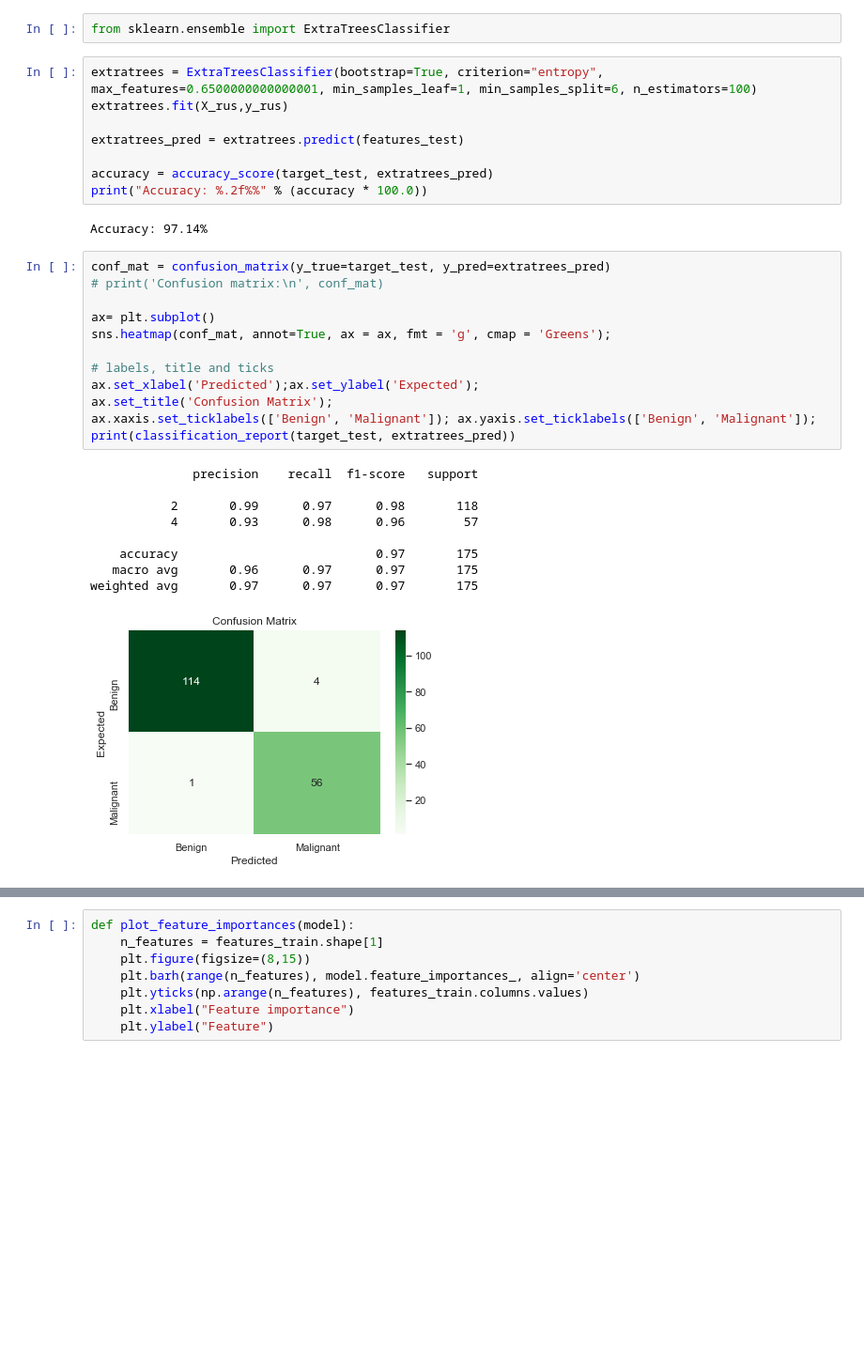
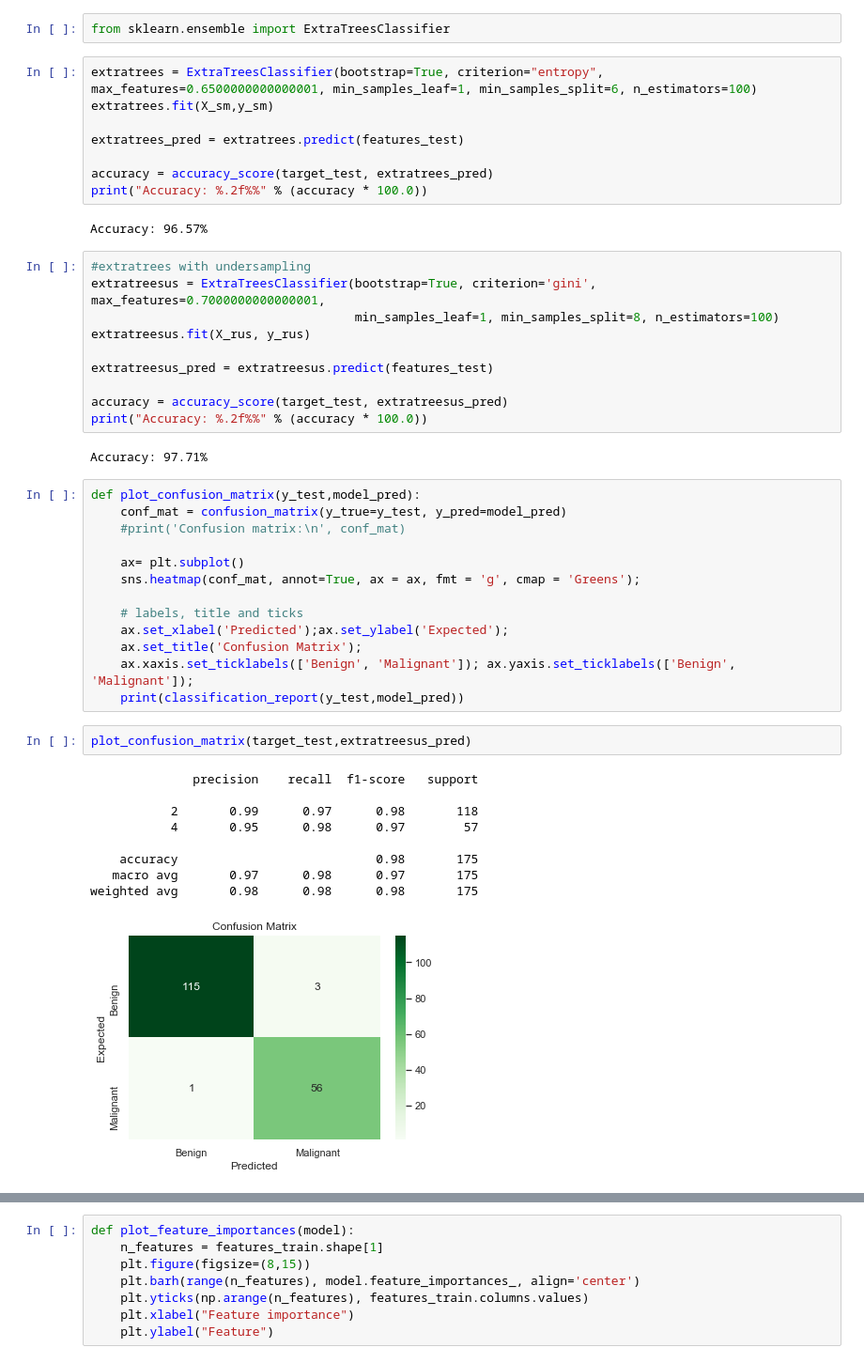
Before and after one commit to harrisonmiller13/ML-Breast-Cancer-Classification, a Jupyter notebook: FNA BC Classification.ipynb, the cells around one changed output, grey strips where cells are left out. Shown at 94% size. Drawn from its saved outputs; the diff is of its cells as text; blank space fills up the shorter version.

```diff
--- a/FNA BC Classification.ipynb
+++ b/FNA BC Classification.ipynb
@@ -328,33 +328,48 @@ tpot.export('tpot_bc_pipeline_ada.py')
 from sklearn.ensemble import ExtraTreesClassifier
 # %%
 extratrees = ExtraTreesClassifier(bootstrap=True, criterion="entropy", max_features=0.6500000000000001, min_samples_leaf=1, min_samples_split=6, n_estimators=100)
-extratrees.fit(X_rus,y_rus)
+extratrees.fit(X_sm,y_sm)
 
 extratrees_pred = extratrees.predict(features_test)
 
 accuracy = accuracy_score(target_test, extratrees_pred)
 print("Accuracy: %.2f%%" % (accuracy * 100.0))
 # %% [output]
-Accuracy: 97.14%
+Accuracy: 96.57%
+# %%
+#extratrees with undersampling
+extratreesus = ExtraTreesClassifier(bootstrap=True, criterion='gini', max_features=0.7000000000000001,
+                                    min_samples_leaf=1, min_samples_split=8, n_estimators=100)
+extratreesus.fit(X_rus, y_rus)
+
+extratreesus_pred = extratreesus.predict(features_test)
+
+accuracy = accuracy_score(target_test, extratreesus_pred)
+print("Accuracy: %.2f%%" % (accuracy * 100.0))
+# %% [output]
+Accuracy: 97.71%
 # %%
-conf_mat = confusion_matrix(y_true=target_test, y_pred=extratrees_pred)
-# print('Confusion matrix:\n', conf_mat)
+def plot_confusion_matrix(y_test,model_pred):
+    conf_mat = confusion_matrix(y_true=y_test, y_pred=model_pred)
+    #print('Confusion matrix:\n', conf_mat)
 
-ax= plt.subplot()
-sns.heatmap(conf_mat, annot=True, ax = ax, fmt = 'g', cmap = 'Greens');
+    ax= plt.subplot()
+    sns.heatmap(conf_mat, annot=True, ax = ax, fmt = 'g', cmap = 'Greens');
 
-# labels, title and ticks
-ax.set_xlabel('Predicted');ax.set_ylabel('Expected');
-ax.set_title('Confusion Matrix');
-ax.xaxis.set_ticklabels(['Benign', 'Malignant']); ax.yaxis.set_ticklabels(['Benign', 'Malignant']);
-print(classification_report(target_test, extratrees_pred))
+    # labels, title and ticks
+    ax.set_xlabel('Predicted');ax.set_ylabel('Expected');
+    ax.set_title('Confusion Matrix');
+    ax.xaxis.set_ticklabels(['Benign', 'Malignant']); ax.yaxis.set_ticklabels(['Benign', 'Malignant']);
+    print(classification_report(y_test,model_pred))
-# %% [output]
-              precision    recall  f1-score   support
-
-           2       0.99      0.97      0.98       118
-           4       0.93      0.98      0.96        57
-
-    accuracy                           0.97       175
-   macro avg       0.96      0.97      0.97       175
-weighted avg       0.97      0.97      0.97       175
-[figure, removed]
+# %%
+plot_confusion_matrix(target_test,extratreesus_pred)
+# %% [output]
+              precision    recall  f1-score   support
+
+           2       0.99      0.97      0.98       118
+           4       0.95      0.98      0.97        57
+
+    accuracy                           0.98       175
+   macro avg       0.97      0.98      0.97       175
+weighted avg       0.98      0.98      0.98       175
+[figure, added]
```
Also changed, not shown: parts of 9 cells of this notebook, 4 other files.
